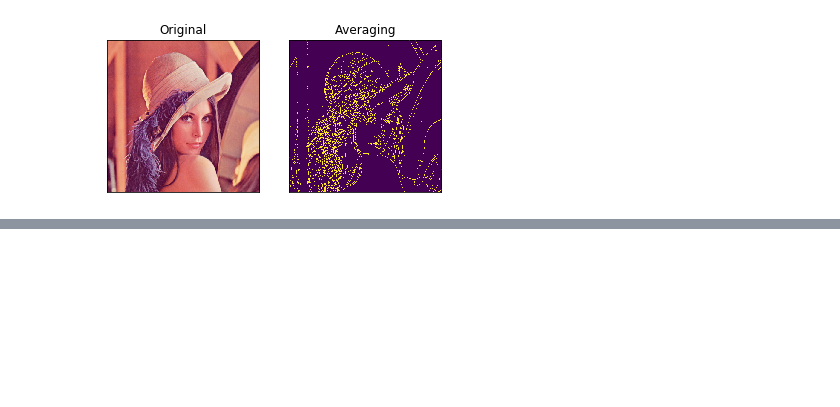
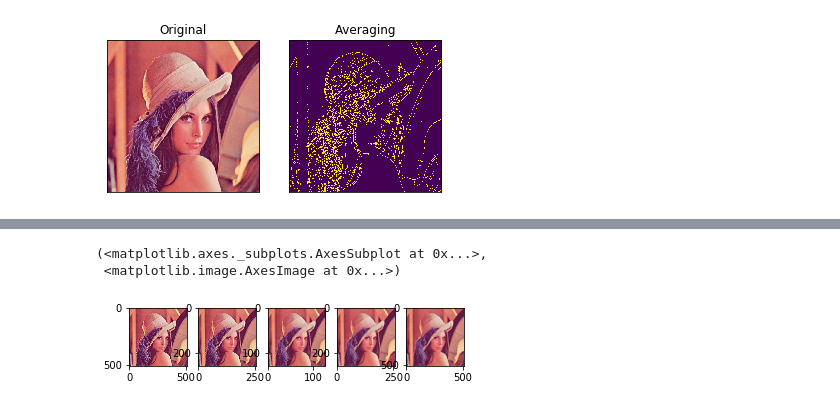
Before and after one commit to zoudong0836/JupyterNotebookRepo, a Jupyter notebook: OpenCV-Toturial-01.ipynb, the cells around one changed output, grey strips where cells are left out. Cells and saved outputs as stored; diff of their text form; code cells hidden in the pictures; blank space fills up the shorter version.

```diff
--- a/OpenCV-Toturial-01.ipynb
+++ b/OpenCV-Toturial-01.ipynb
@@ -599,0 +625,26 @@ cv2.destroyAllWindows()
+# %%
+# 图像金字塔
+'''
+函数 cv2.pyrUp() 从一个低分辨率小尺寸的图像向下构建一个金子塔（尺寸变大，但分辨率不会增加）
+pyrUp(src[, dst[, dstsize[, borderType]]]) -> dst
+
+cv2.pyrUp()函数与cv2.pyrDown()函数的功能相反，
+把金字塔上层的图像变到下一层来，也就是图像变大，
+但是有一点要注意的是，虽然变大了，但是图像并不能恢复成以前的样子，也就是分辨率上不能达到以前的那种效果（仅仅是变大了而已）
+'''
+
+img = cv2.imread('img/lena.jpg')
+img1 = cv2.pyrDown(img)
+img2 = cv2.pyrDown(img1)
+img3 = cv2.pyrUp(img2)
+img4 = cv2.pyrUp(img3)
+
+plt.subplot(151), plt.imshow(img[:,:,::-1])
+plt.subplot(152), plt.imshow(img1[:,:,::-1])
+plt.subplot(153), plt.imshow(img2[:,:,::-1])
+plt.subplot(154), plt.imshow(img3[:,:,::-1])
+plt.subplot(155), plt.imshow(img4[:,:,::-1])
+# %% [output]
+(<matplotlib.axes._subplots.AxesSubplot at 0x...>,
+ <matplotlib.image.AxesImage at 0x...>)
+[figure, added]
```
Also changed, not shown: parts of 2 cells of this notebook, 7 other files.
